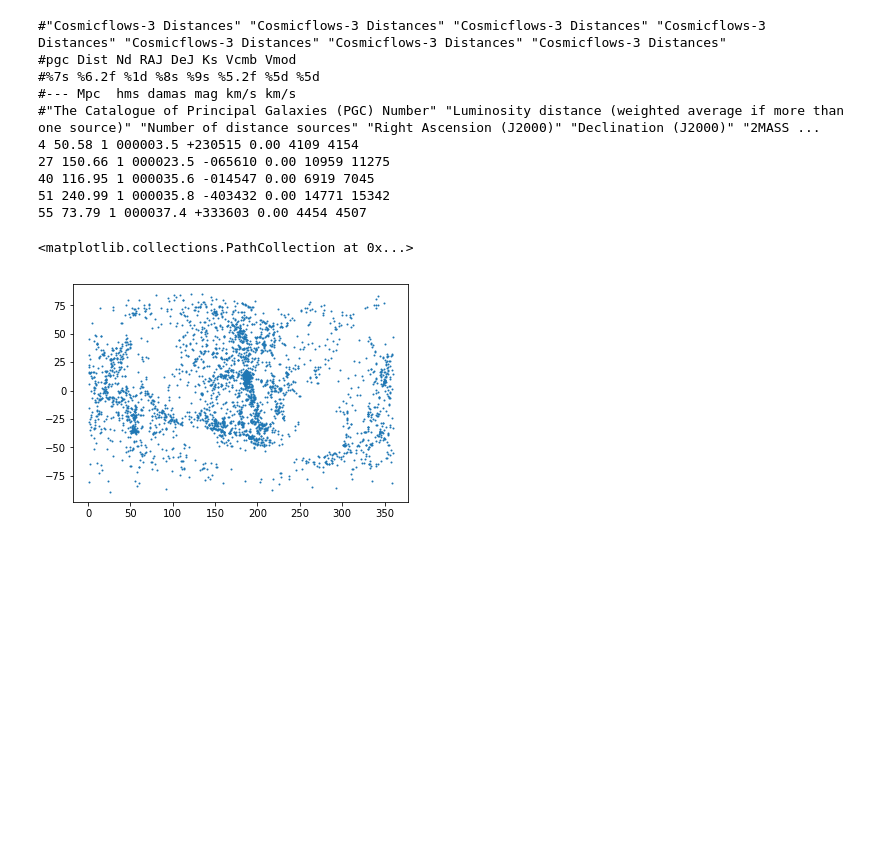
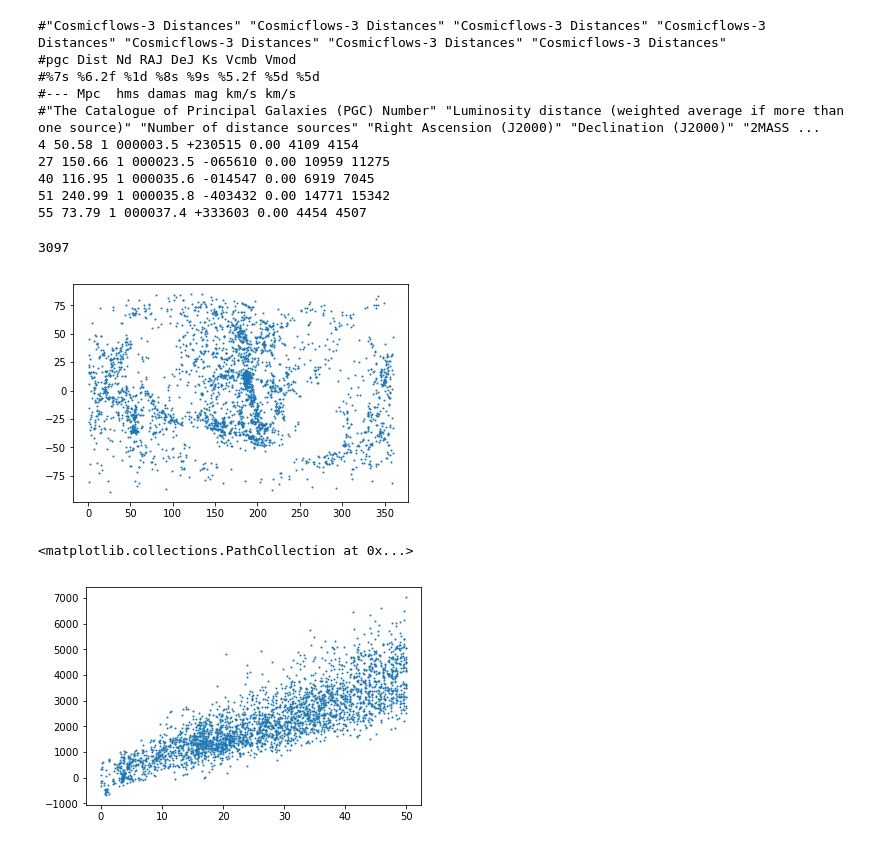
Before and after one commit to forero/LGModGrav, a Jupyter notebook: code/cosmic_flows.ipynb, the cells around one changed output. Cells and saved outputs as stored; diff of their text form; code cells hidden in the pictures; blank space fills up the shorter version.

```diff
--- a/code/cosmic_flows.ipynb
+++ b/code/cosmic_flows.ipynb
@@ -57,5 +56,21 @@ for i in range(n_points):
 # %%
 plt.scatter(ra_data['RA'][data['dist']<50],dec_data['DEC'][data['dist']<50.0], s =1.0)
+print(len(ra_data['RA'][data['dist']<50]))
 # %% [output]
-<matplotlib.collections.PathCollection at 0x...>
+3097
 [figure]
+# %%
+cartesian_data = np.ones((n_points,3))
+theta = np.deg2rad(dec_data['DEC'] - 90.0)
+phi = np.deg2rad(ra_data['RA'])
+cartesian_data[:,0] = data['dist'] * np.sin(theta) * np.cos(phi)
+cartesian_data[:,1] = data['dist'] * np.sin(theta) * np.sin(phi)
+cartesian_data[:,2] = data['dist'] * np.cos(theta)
+cartesian_data = cartesian_data[data['dist']<50,:]
+vradial_data = data['VMOD'][data['dist']<50.0]
+dradial_data = data['dist'][data['dist']<50.0]
+# %%
+plt.scatter(dradial_data, vradial_data, s=1.0)
+# %% [output]
+<matplotlib.collections.PathCollection at 0x...>
+[figure, added]
```
Also changed, not shown: parts of 12 cells of this notebook, 1 other file.
